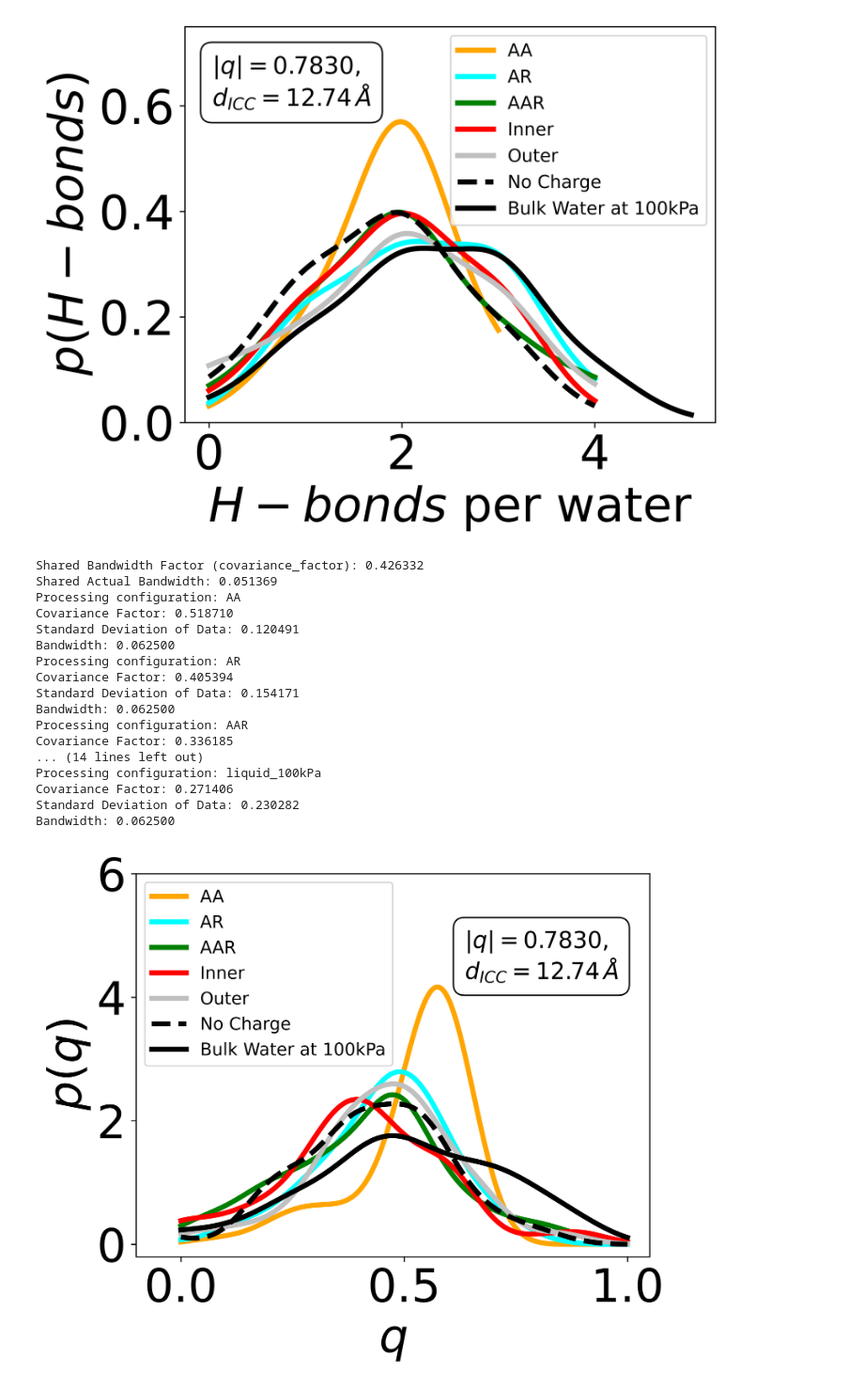
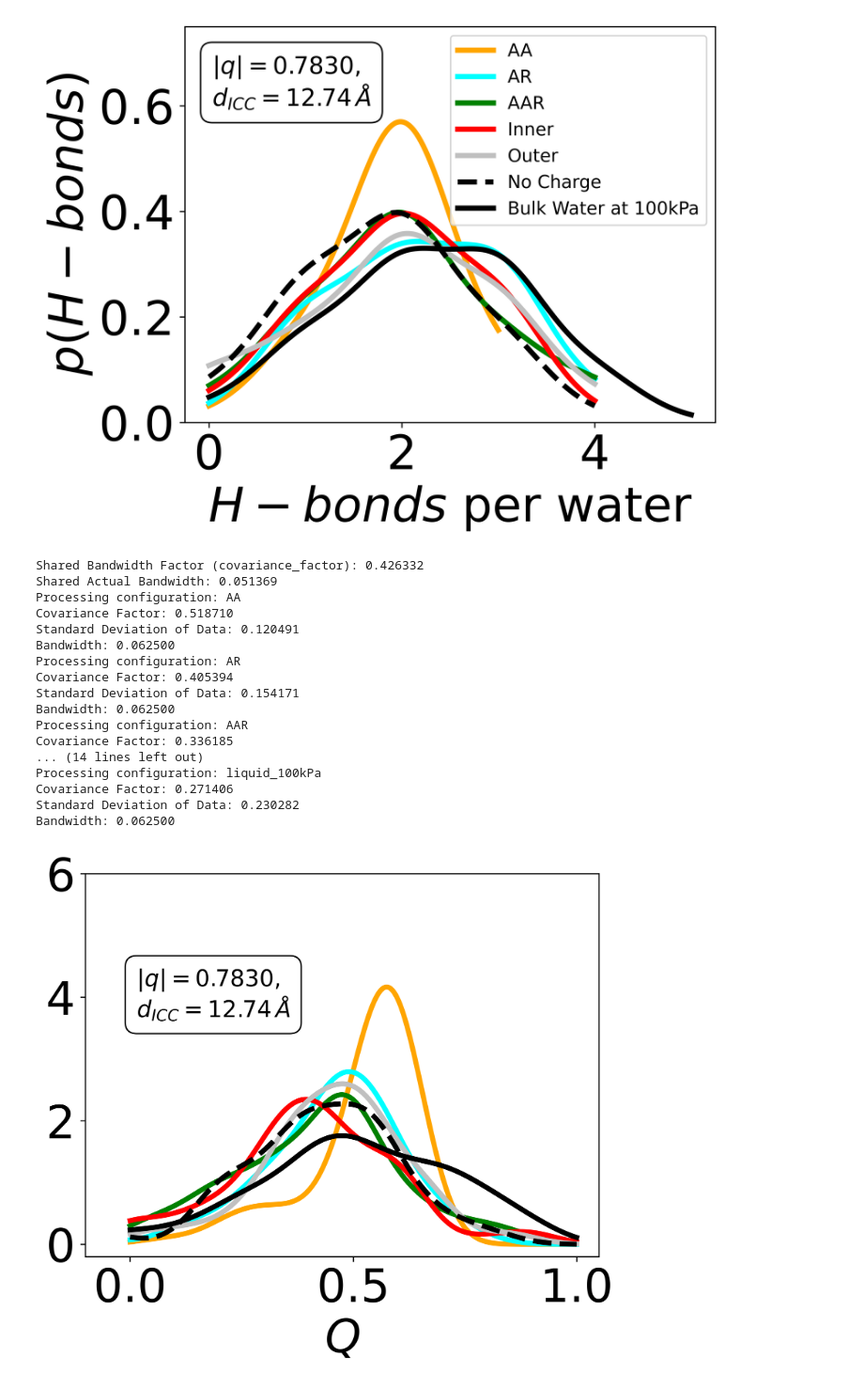
Before and after one commit to mukherjee07/water_vapor_adsorption_modeling, a Jupyter notebook: water_structure_analysis/12.74A/water_structure_analysis.ipynb, the cells around one changed output. Shown at 94% size. Saved outputs shown, nothing was run; the diff lists cells and outputs as text; code cells hidden in the pictures.

```diff
--- a/water_structure_analysis/12.74A/water_structure_analysis.ipynb
+++ b/water_structure_analysis/12.74A/water_structure_analysis.ipynb
@@ -397,35 +397,35 @@ for config in configurations:
         plt.plot(q_range, kde(q_range), label=labels[c],color=colors[c],linestyle='-',linewidth=3.5)
     # Find the peak of the density and add a vertical dashed line
     peak_index = np.argmax(kde(q_range))
     #peak_x = q_range[peak_index]
     #plt.axvline(x=peak_x, color=colors[c], linestyle='--', linewidth=3.5)
     c += 1
 
-plt.xlabel('$q$',fontsize=32)
-plt.ylabel('$p(q)$',fontsize=32)
+plt.xlabel('$Q$',fontsize=32)
+#plt.ylabel('$p(Q)$',fontsize=32)
 plt.xlim(-0.1,None)
 plt.ylim(-0.2,6)
-plt.annotate(r'$|q| = 0.7830$,'+'\n'+'$d_{ICC} = 12.74 \, \AA$', xy=(0.6400, 0.7250), xycoords='axes fraction',
+plt.annotate(r'$|q| = 0.7830$,'+'\n'+'$d_{ICC} = 12.74 \, \AA$', xy=(0.1, 0.6250), xycoords='axes fraction',
              fontsize=16, bbox=dict(facecolor='white', edgecolor='black', boxstyle='round,pad=0.5'))
 #plt.title('Gaussian KDE of the Rotational Order Parameter q for Five Configurations')
-plt.legend(loc='upper left',fontsize=12)
+#plt.legend(loc='upper left',fontsize=12)
 plt.show()
 # %% [output]
 Shared Bandwidth Factor (covariance_factor): 0.426332
 Shared Actual Bandwidth: 0.051369
 Processing configuration: AA
 Covariance Factor: 0.518710
 Standard Deviation of Data: 0.120491
 Bandwidth: 0.062500
 Processing configuration: AR
 Covariance Factor: 0.405394
 Standard Deviation of Data: 0.154171
 Bandwidth: 0.062500
 Processing configuration: AAR
 Covariance Factor: 0.336185
 ... (14 lines left out)
 Processing configuration: liquid_100kPa
 Covariance Factor: 0.271406
 Standard Deviation of Data: 0.230282
 Bandwidth: 0.062500
-[figure, old version]
+[figure, new version]
```
